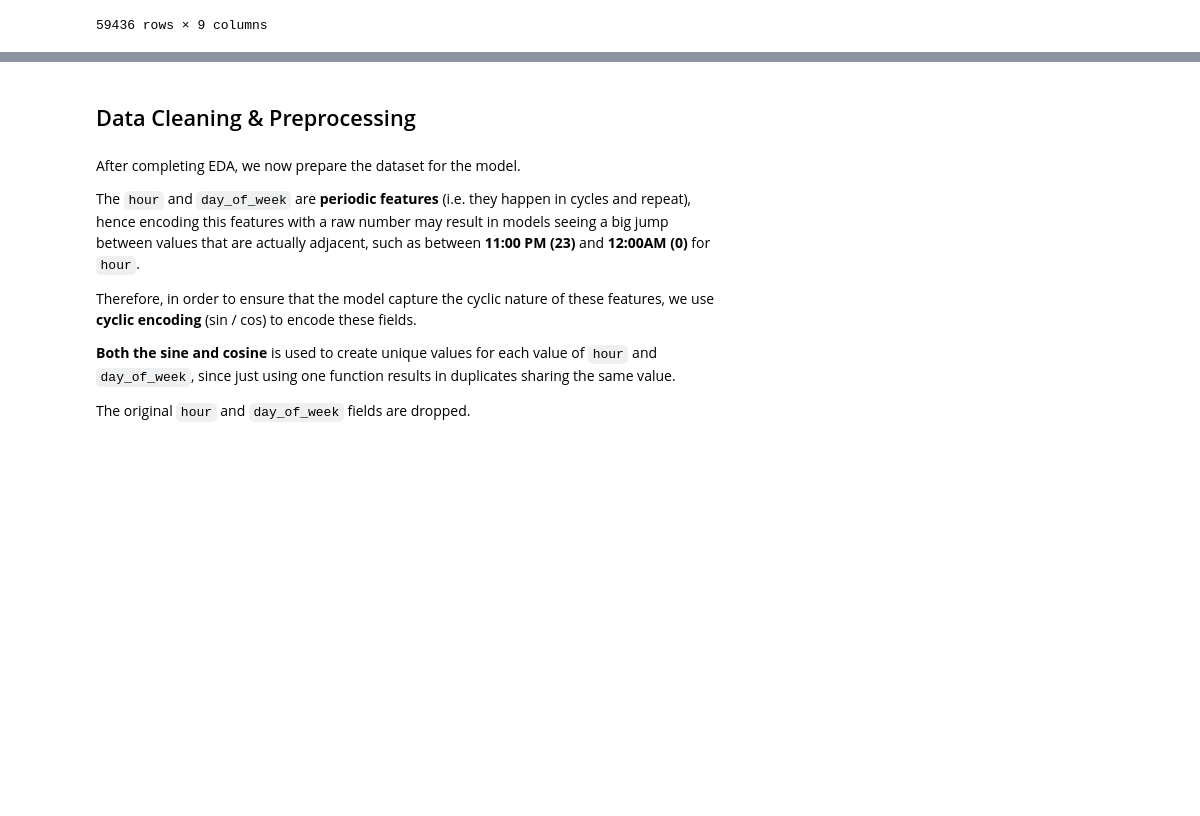
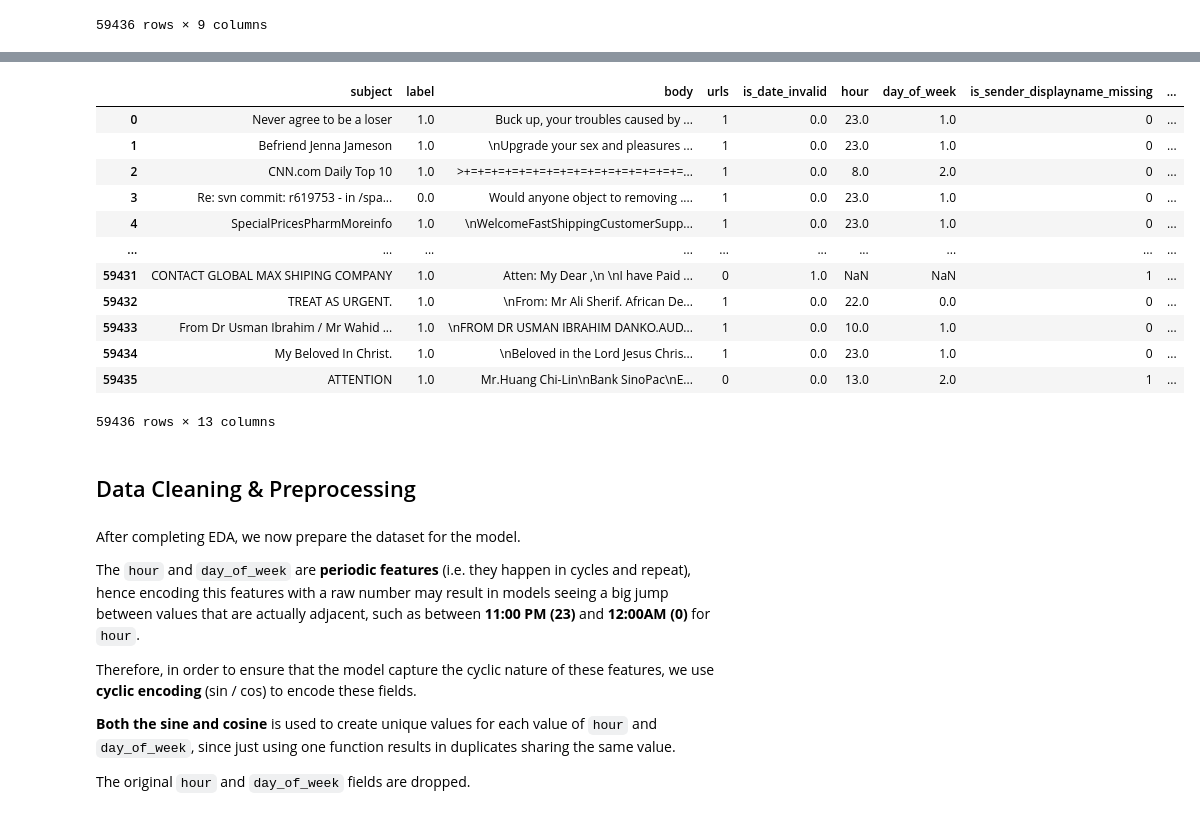
Before and after one commit to ProximaPrism/phishing-detection-with-bert-preprocessing, a Jupyter notebook: model.ipynb, the cells around one changed output, grey strips where cells are left out. Drawn from its saved outputs; the diff is of its cells as text; code cells hidden in the pictures; blank space fills up the shorter version.

```diff
--- a/model.ipynb
+++ b/model.ipynb
@@ -332,3 +475,20 @@ df
+# %%
+df = df.drop(['receiver_username_length', 'receiver_domain_length'], axis=1)
+df
+# %% [output]
+|  | subject | label | body | urls | is_date_invalid | hour | day_of_week | is_sender_displayname_missing | ... |
+| 0 | Never agree to be a loser | 1.0 | Buck up, your troubles caused by ... | 1 | 0.0 | 23.0 | 1.0 | 0 | ... |
+| 1 | Befriend Jenna Jameson | 1.0 | \nUpgrade your sex and pleasures ... | 1 | 0.0 | 23.0 | 1.0 | 0 | ... |
+| 2 | CNN.com Daily Top 10 | 1.0 | >+=+=+=+=+=+=+=+=+=+=+=+=+=+=+=+=... | 1 | 0.0 | 8.0 | 2.0 | 0 | ... |
+| 3 | Re: svn commit: r619753 - in /spa... | 0.0 | Would anyone object to removing .... | 1 | 0.0 | 23.0 | 1.0 | 0 | ... |
+| 4 | SpecialPricesPharmMoreinfo | 1.0 | \nWelcomeFastShippingCustomerSupp... | 1 | 0.0 | 23.0 | 1.0 | 0 | ... |
+| ... | ... | ... | ... | ... | ... | ... | ... | ... | ... |
+| 59431 | CONTACT GLOBAL MAX SHIPING COMPANY | 1.0 | Atten: My Dear ,\n \nI have Paid ... | 0 | 1.0 | NaN | NaN | 1 | ... |
+| 59432 | TREAT AS URGENT. | 1.0 | \nFrom: Mr Ali Sherif. African De... | 1 | 0.0 | 22.0 | 0.0 | 0 | ... |
+| 59433 | From Dr Usman Ibrahim / Mr Wahid ... | 1.0 | \nFROM DR USMAN IBRAHIM DANKO.AUD... | 1 | 0.0 | 10.0 | 1.0 | 0 | ... |
+| 59434 | My Beloved In Christ. | 1.0 | \nBeloved in the Lord Jesus Chris... | 1 | 0.0 | 23.0 | 1.0 | 0 | ... |
+| 59435 | ATTENTION | 1.0 | Mr.Huang Chi-Lin\nBank SinoPac\nE... | 0 | 0.0 | 13.0 | 2.0 | 1 | ... |
+59436 rows × 13 columns
 # %% [markdown]
 ## Data Cleaning & Preprocessing
 # %% [markdown]
```
Also changed, not shown: parts of 33 cells of this notebook, 6 other files.
